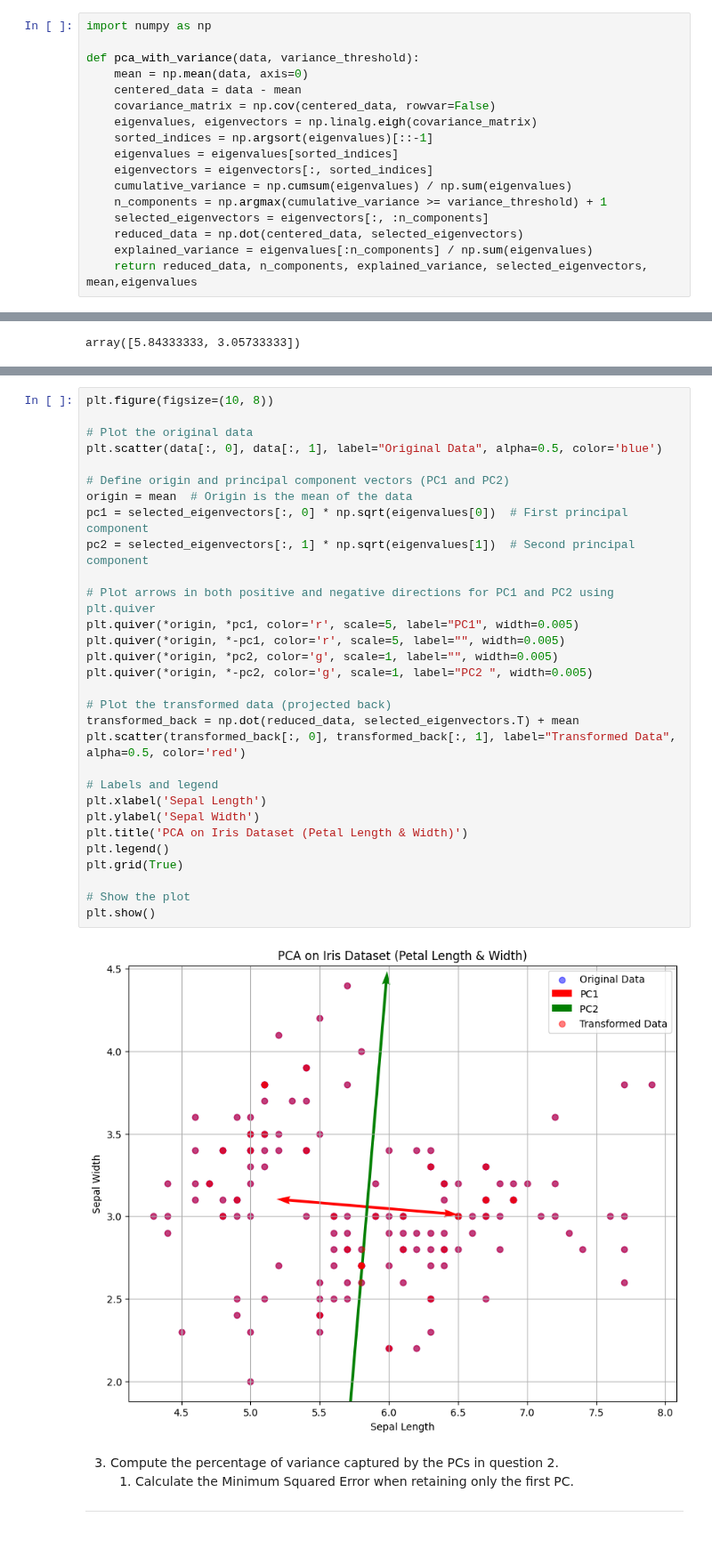
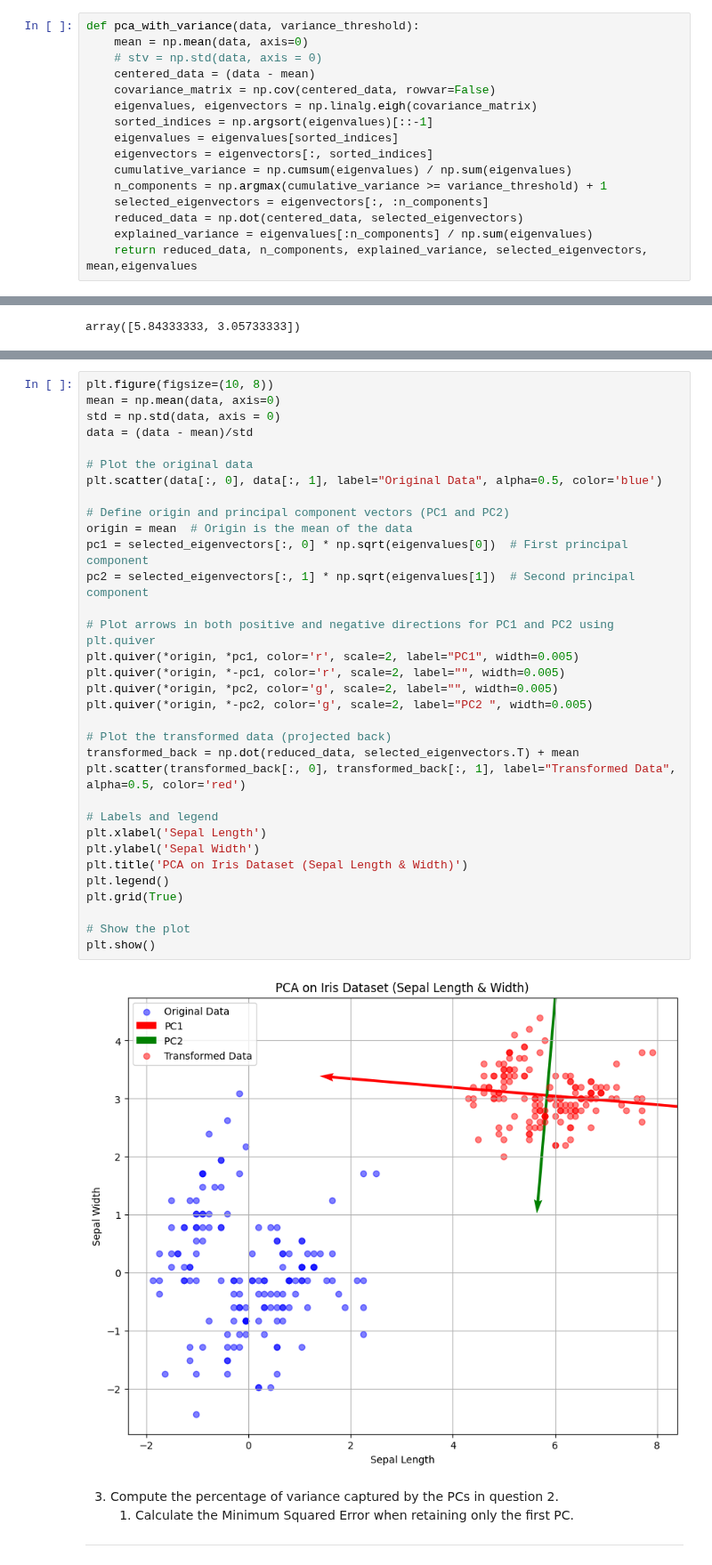
Before and after one commit to AN2100/Machine-Learning-Lab-Mtech, a Jupyter notebook: pca/pca.ipynb, the cells around one changed output, grey strips where cells are left out. Shown at 89% size. Cells and saved outputs as stored; diff of their text form; blank space fills up the shorter version.

```diff
--- a/pca/pca.ipynb
+++ b/pca/pca.ipynb
@@ -38,9 +42,8 @@ df
 # %%
-import numpy as np
-
 def pca_with_variance(data, variance_threshold):
     mean = np.mean(data, axis=0)
-    centered_data = data - mean
+    # stv = np.std(data, axis = 0)
+    centered_data = (data - mean)
     covariance_matrix = np.cov(centered_data, rowvar=False)
     eigenvalues, eigenvectors = np.linalg.eigh(covariance_matrix)
     sorted_indices = np.argsort(eigenvalues)[::-1]
@@ -139,35 +146,38 @@ array([5.84333333, 3.05733333])
 # %%
 plt.figure(figsize=(10, 8))
+mean = np.mean(data, axis=0)
+std = np.std(data, axis = 0)
+data = (data - mean)/std
 
 # Plot the original data
 plt.scatter(data[:, 0], data[:, 1], label="Original Data", alpha=0.5, color='blue')
 
 # Define origin and principal component vectors (PC1 and PC2)
 origin = mean  # Origin is the mean of the data
 pc1 = selected_eigenvectors[:, 0] * np.sqrt(eigenvalues[0])  # First principal component
 pc2 = selected_eigenvectors[:, 1] * np.sqrt(eigenvalues[1])  # Second principal component
 
 # Plot arrows in both positive and negative directions for PC1 and PC2 using plt.quiver
-plt.quiver(*origin, *pc1, color='r', scale=5, label="PC1", width=0.005)
-plt.quiver(*origin, *-pc1, color='r', scale=5, label="", width=0.005)
-plt.quiver(*origin, *pc2, color='g', scale=1, label="", width=0.005)
-plt.quiver(*origin, *-pc2, color='g', scale=1, label="PC2 ", width=0.005)
+plt.quiver(*origin, *pc1, color='r', scale=2, label="PC1", width=0.005)
+plt.quiver(*origin, *-pc1, color='r', scale=2, label="", width=0.005)
+plt.quiver(*origin, *pc2, color='g', scale=2, label="", width=0.005)
+plt.quiver(*origin, *-pc2, color='g', scale=2, label="PC2 ", width=0.005)
 
 # Plot the transformed data (projected back)
 transformed_back = np.dot(reduced_data, selected_eigenvectors.T) + mean
 plt.scatter(transformed_back[:, 0], transformed_back[:, 1], label="Transformed Data", alpha=0.5, color='red')
 
 # Labels and legend
 plt.xlabel('Sepal Length')
 plt.ylabel('Sepal Width')
-plt.title('PCA on Iris Dataset (Petal Length & Width)')
+plt.title('PCA on Iris Dataset (Sepal Length & Width)')
 plt.legend()
 plt.grid(True)
 
 # Show the plot
 plt.show()
 # %% [output]
-[figure, old version]
+[figure, new version]
 # %% [markdown]
 3. Compute the percentage of variance captured by the PCs in question 2.
 	1. Calculate the Minimum Squared Error when retaining only the first PC.
```
Also changed, not shown: parts of 9 cells of this notebook, 1 other file.
